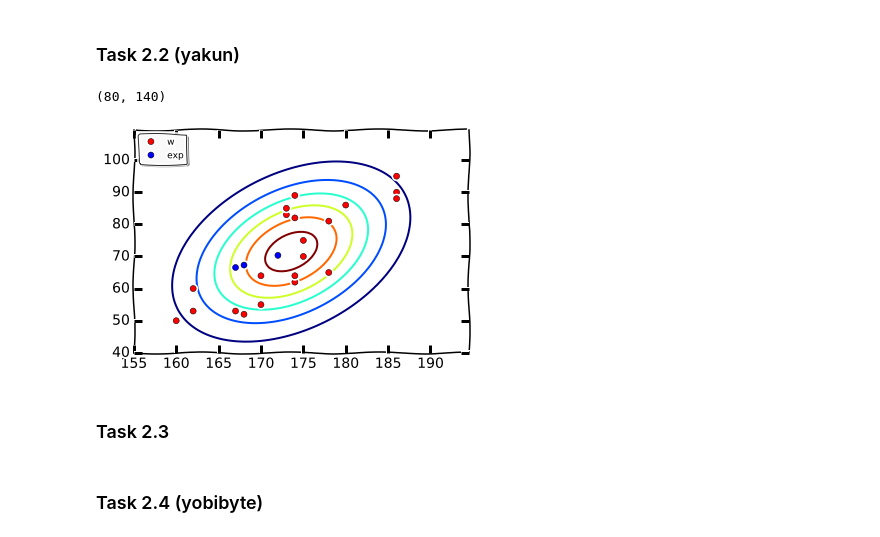
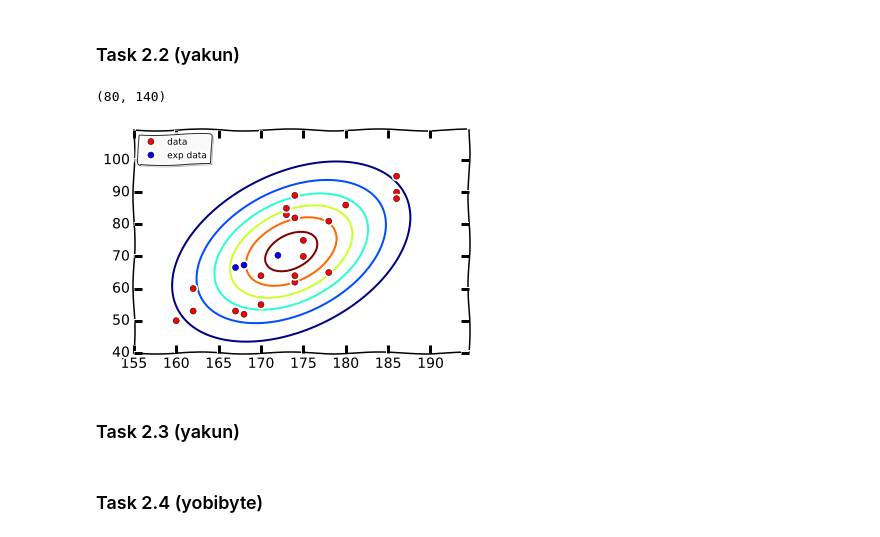
Before and after one commit to liyakun/Pattern-Recognition, a Jupyter notebook: SecondProject/src2.ipynb, the cells around one changed output. Drawn from its saved outputs; the diff is of its cells as text; code cells hidden in the pictures.

Commit message:
start task 2.3

```diff
--- a/SecondProject/src2.ipynb
+++ b/SecondProject/src2.ipynb
@@ -74,34 +74,34 @@ legend = ax2.legend(loc='lower right')
 # %%
 h_mean, h_std, h_var = np.mean(hs), np.std(hs), np.var(hs)
 w_mean, w_std, w_var = np.mean(ws), np.std(ws), np.var(ws)
 correlation_h_w = np.linalg.det(np.cov(hs, ws) / (h_std * w_std))
 joint_mean = np.array([h_mean, w_mean])
 joint_cov = np.mat([[h_var, correlation_h_w * h_std * w_std], [correlation_h_w * h_std * w_std, w_var]])
 
 #  predict
 exp_w = [w_mean + correlation_h_w * (w_std / h_std) * (el - h_mean) for el in hs_t]
 
 #  plot
 x, y = np.mgrid[155:195:0.5, 40:110:0.5]
 fig2 = plt.figure()
 ax2 = fig2.add_subplot(111)
 pos = np.empty(x.shape + (2,))
 pos[:, :, 0] = x
 pos[:, :, 1] = y
 rv = mn.pdf(pos, joint_mean, joint_cov)
 print rv.shape
 ax2.contour(x, y, rv)
 X = np.vstack((hs, ws))
 Pre = np.vstack((hs_t, exp_w))
-ax2.plot(X[0, :], X[1, :], 'ro', label='w')
-ax2.plot(Pre[0, :], Pre[1, :], 'ro', label='exp', color='blue')
+ax2.plot(X[0, :], X[1, :], 'ro', label='data')
+ax2.plot(Pre[0, :], Pre[1, :], 'ro', label='exp data', color='blue')
 leg = ax2.legend(loc='upper left', shadow=True, fancybox=True, numpoints=1, prop={'size':9})
 leg.get_frame().set_alpha(0.8)
 # %% [output]
 (80, 140)
-[figure, old version]
+[figure, new version]
 # %% [markdown]
-### Task 2.3
+### Task 2.3 (yakun)
 # %%
 #Code here
 # %% [markdown]
```
